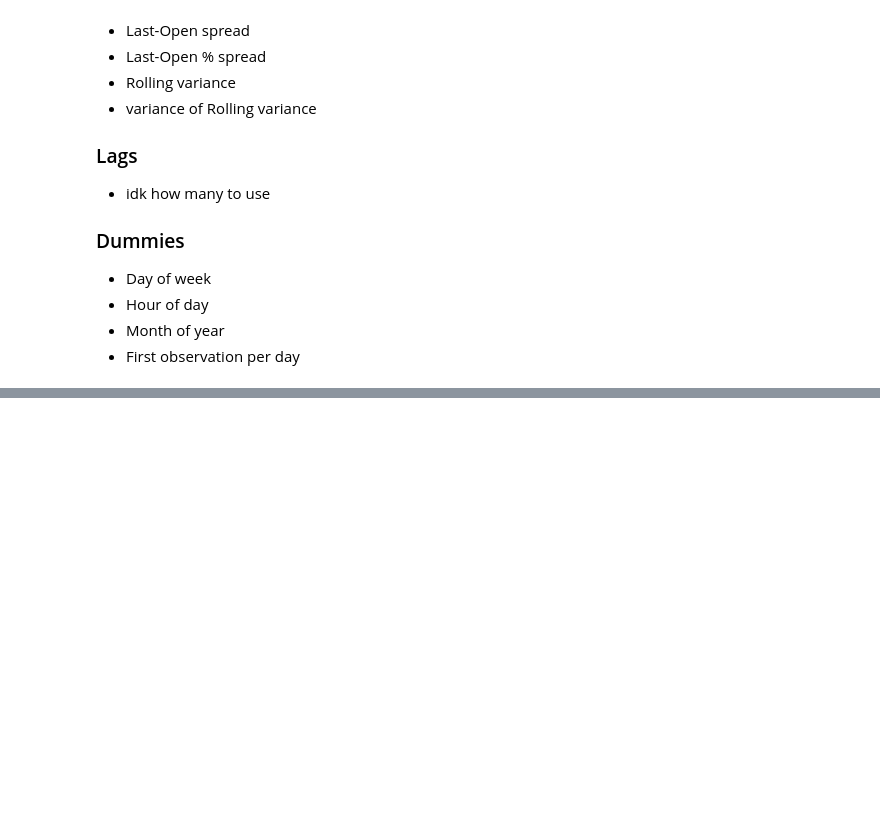
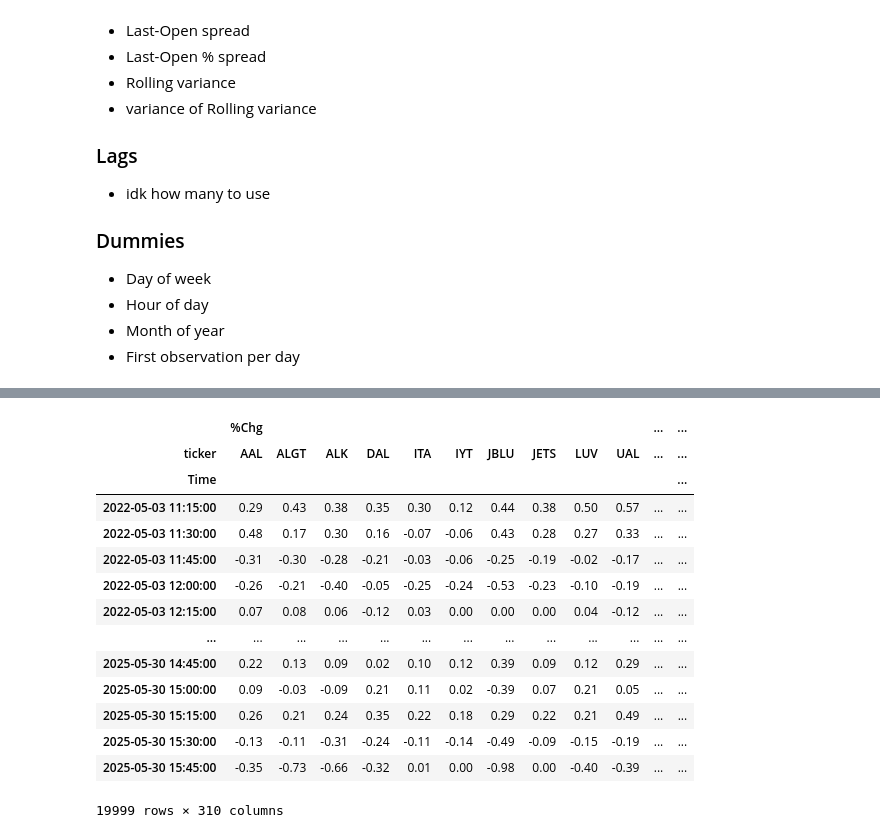
Before and after one commit to svanomm/sentiment-volume-forecasting, a Jupyter notebook: Scripts/04 Process Stock Data.ipynb, the cells around one changed output, grey strips where cells are left out. Drawn from its saved outputs; the diff is of its cells as text; code cells hidden in the pictures; blank space fills up the shorter version.

```diff
--- a/Scripts/04 Process Stock Data.ipynb
+++ b/Scripts/04 Process Stock Data.ipynb
@@ -144,6 +144,8 @@ df_main['High-Low%']  = (df_main['High'] / df_main['Open']) - 1
 df_main['Last-Open']  =  df_main['Open'] - df_main['Last']
 df_main['Last-Open%'] = (df_main['Open'] / df_main['Last']) - 1
 
+df_main.sort_values(by=['ticker', 'Time'], inplace=True)
+
 # 10-period rolling variance
 df_main['Roll_SD_Last_10'] = df_main.groupby('ticker')['Last'].rolling(window=10).std().reset_index(level=0, drop=True)
 df_main['Roll_SDSD_Last_10'] = df_main.groupby('ticker')['Roll_SD_Last_10'].rolling(window=10).std().reset_index(level=0, drop=True)
@@ -168,0 +198,30 @@ df_main
+# %%
+# Lags
+cols_to_lag = ['Open', 'High', 'Low', 'Last', 'Change', '%Chg', 'Volume',
+       'ticker', 'High-Low', 'High-Low%', 'Last-Open', 'Last-Open%',
+       'Roll_SD_Last_10', 'Roll_SDSD_Last_10', 'Roll_SD_Volume_10',
+       'Roll_SDSD_Volume_10']
+
+for col in cols_to_lag:
+    df_main[f'{col}_Lag1'] = df_main.groupby('ticker')[col].shift(1)
+# %%
+# reshape the data to wide format, adding the ticker as a prefix to all columns
+to_reshape = df_main.columns.difference(['Time', 'ticker'])
+df_wide = df_main.pivot_table(index='Time', columns='ticker', values=to_reshape, aggfunc='first')
+df_wide
+# %% [output]
+|  | %Chg |  |  |  |  |  |  |  |  |  | ... | ... |
+| ticker | AAL | ALGT | ALK | DAL | ITA | IYT | JBLU | JETS | LUV | UAL | ... | ... |
+| Time |  |  |  |  |  |  |  |  |  |  |  | ... |
+| 2022-05-03 11:15:00 | 0.29 | 0.43 | 0.38 | 0.35 | 0.30 | 0.12 | 0.44 | 0.38 | 0.50 | 0.57 | ... | ... |
+| 2022-05-03 11:30:00 | 0.48 | 0.17 | 0.30 | 0.16 | -0.07 | -0.06 | 0.43 | 0.28 | 0.27 | 0.33 | ... | ... |
+| 2022-05-03 11:45:00 | -0.31 | -0.30 | -0.28 | -0.21 | -0.03 | -0.06 | -0.25 | -0.19 | -0.02 | -0.17 | ... | ... |
+| 2022-05-03 12:00:00 | -0.26 | -0.21 | -0.40 | -0.05 | -0.25 | -0.24 | -0.53 | -0.23 | -0.10 | -0.19 | ... | ... |
+| 2022-05-03 12:15:00 | 0.07 | 0.08 | 0.06 | -0.12 | 0.03 | 0.00 | 0.00 | 0.00 | 0.04 | -0.12 | ... | ... |
+| ... | ... | ... | ... | ... | ... | ... | ... | ... | ... | ... | ... | ... |
+| 2025-05-30 14:45:00 | 0.22 | 0.13 | 0.09 | 0.02 | 0.10 | 0.12 | 0.39 | 0.09 | 0.12 | 0.29 | ... | ... |
+| 2025-05-30 15:00:00 | 0.09 | -0.03 | -0.09 | 0.21 | 0.11 | 0.02 | -0.39 | 0.07 | 0.21 | 0.05 | ... | ... |
+| 2025-05-30 15:15:00 | 0.26 | 0.21 | 0.24 | 0.35 | 0.22 | 0.18 | 0.29 | 0.22 | 0.21 | 0.49 | ... | ... |
+| 2025-05-30 15:30:00 | -0.13 | -0.11 | -0.31 | -0.24 | -0.11 | -0.14 | -0.49 | -0.09 | -0.15 | -0.19 | ... | ... |
+| 2025-05-30 15:45:00 | -0.35 | -0.73 | -0.66 | -0.32 | 0.01 | 0.00 | -0.98 | 0.00 | -0.40 | -0.39 | ... | ... |
+19999 rows × 310 columns
```
Also changed, not shown: parts of 9 cells of this notebook.
